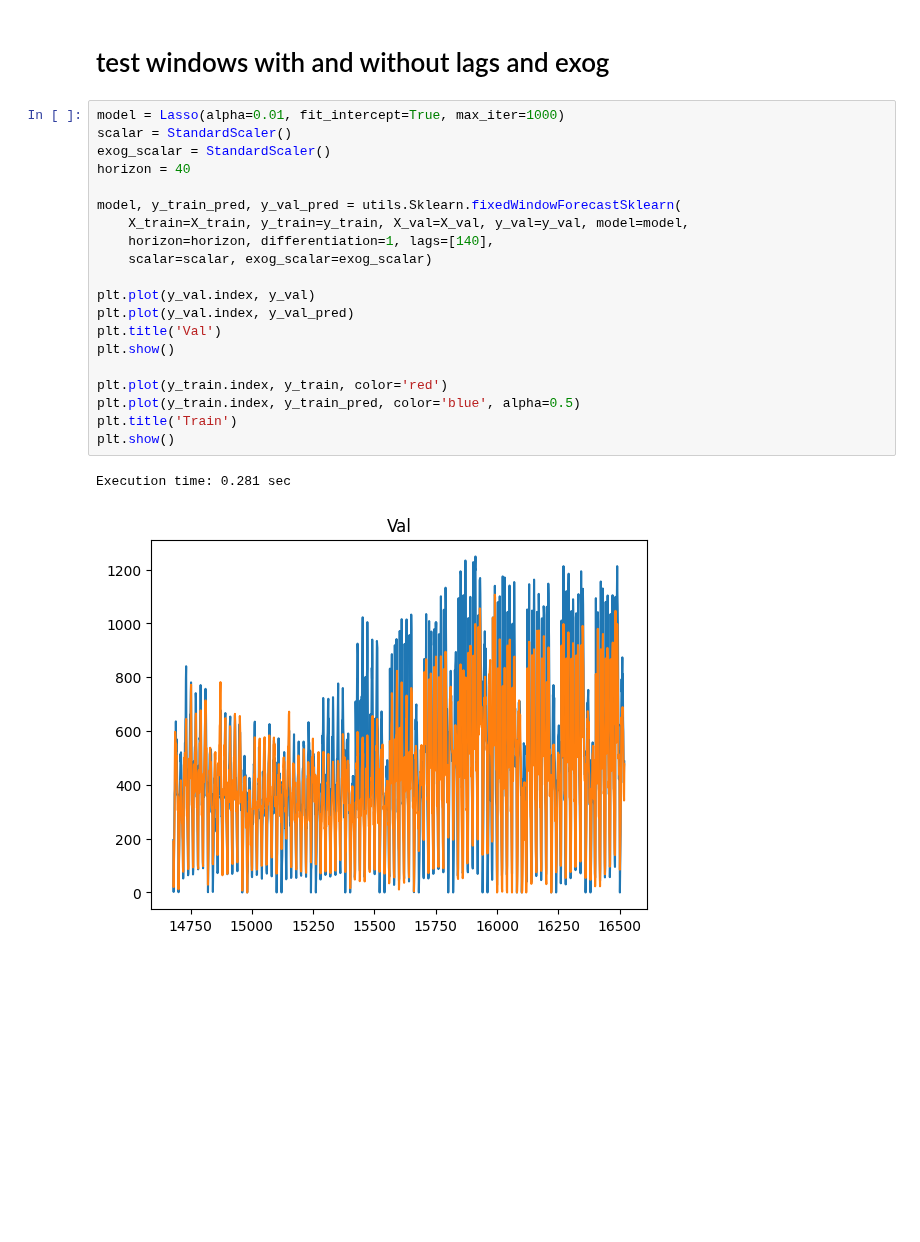
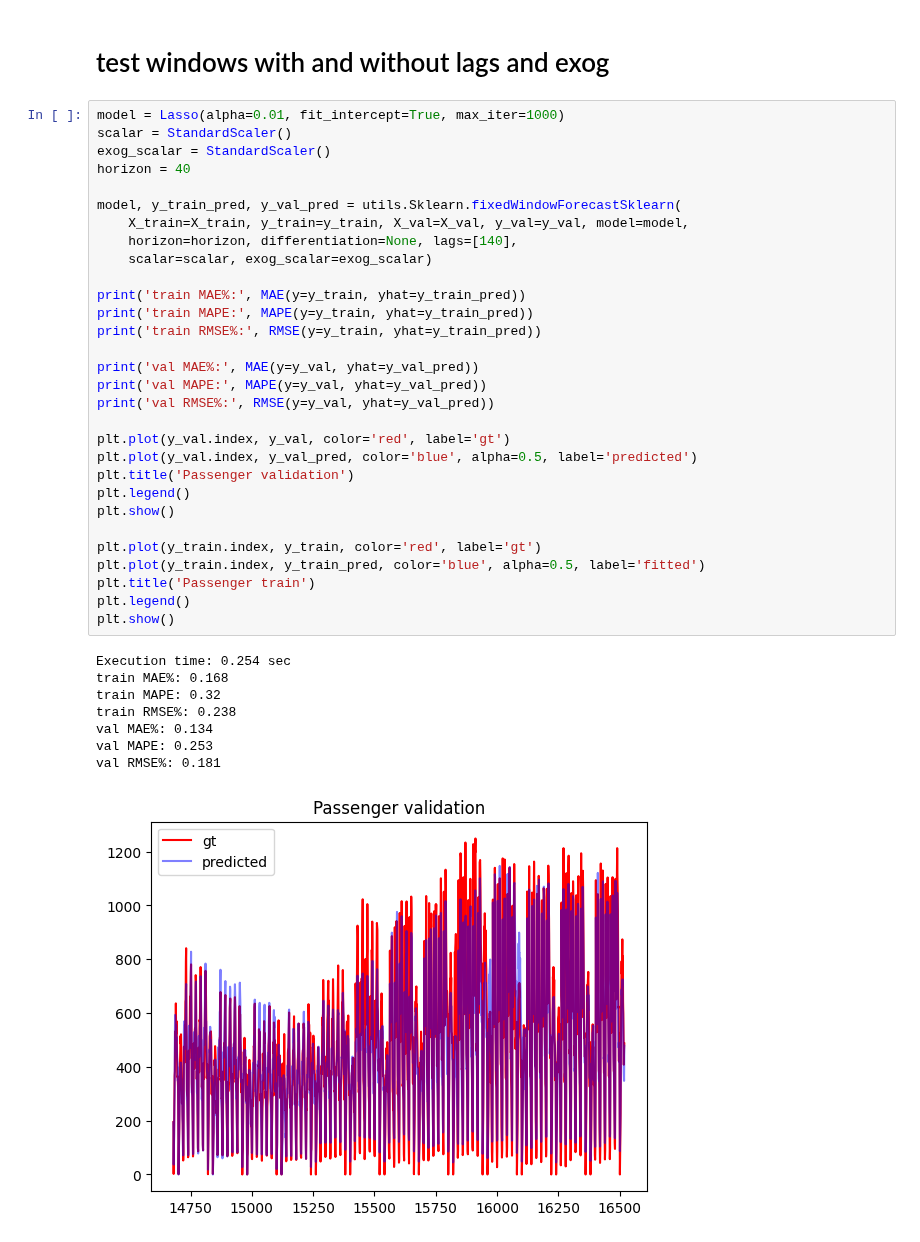
Before and after one commit to andr830g/Machine-Learning-Passenger-Forecasting, a Jupyter notebook: TimeSeriesModelling.ipynb, the cells around one changed output. Cells and saved outputs as stored; diff of their text form; blank space fills up the shorter version.

```diff
--- a/TimeSeriesModelling.ipynb
+++ b/TimeSeriesModelling.ipynb
@@ -318,23 +318,39 @@ Validation: MAE: 0.167, MAPE: 0.316, RMSE: 0.226
 # %%
 model = Lasso(alpha=0.01, fit_intercept=True, max_iter=1000)
 scalar = StandardScaler()
 exog_scalar = StandardScaler()
 horizon = 40
 
 model, y_train_pred, y_val_pred = utils.Sklearn.fixedWindowForecastSklearn(
     X_train=X_train, y_train=y_train, X_val=X_val, y_val=y_val, model=model,
-    horizon=horizon, differentiation=1, lags=[140],
+    horizon=horizon, differentiation=None, lags=[140],
     scalar=scalar, exog_scalar=exog_scalar)
 
-plt.plot(y_val.index, y_val)
-plt.plot(y_val.index, y_val_pred)
-plt.title('Val')
+print('train MAE%:', MAE(y=y_train, yhat=y_train_pred))
+print('train MAPE:', MAPE(y=y_train, yhat=y_train_pred))
+print('train RMSE%:', RMSE(y=y_train, yhat=y_train_pred))
+
+print('val MAE%:', MAE(y=y_val, yhat=y_val_pred))
+print('val MAPE:', MAPE(y=y_val, yhat=y_val_pred))
+print('val RMSE%:', RMSE(y=y_val, yhat=y_val_pred))
+
+plt.plot(y_val.index, y_val, color='red', label='gt')
+plt.plot(y_val.index, y_val_pred, color='blue', alpha=0.5, label='predicted')
+plt.title('Passenger validation')
+plt.legend()
 plt.show()
 
-plt.plot(y_train.index, y_train, color='red')
-plt.plot(y_train.index, y_train_pred, color='blue', alpha=0.5)
-plt.title('Train')
+plt.plot(y_train.index, y_train, color='red', label='gt')
+plt.plot(y_train.index, y_train_pred, color='blue', alpha=0.5, label='fitted')
+plt.title('Passenger train')
+plt.legend()
 plt.show()
 # %% [output]
-Execution time: 0.281 sec
+Execution time: 0.254 sec
+train MAE%: 0.168
+train MAPE: 0.32
+train RMSE%: 0.238
+val MAE%: 0.134
+val MAPE: 0.253
+val RMSE%: 0.181
-[figure, old version]
+[figure, new version]
```
Also changed, not shown: parts of 1 cell of this notebook, 1 other file.
